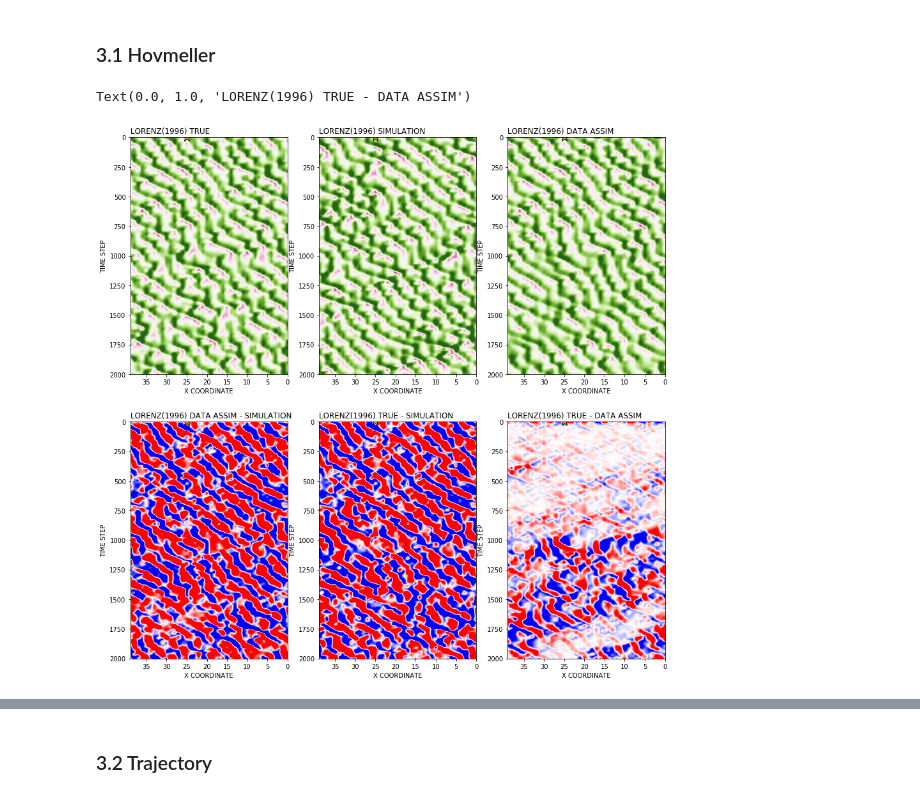
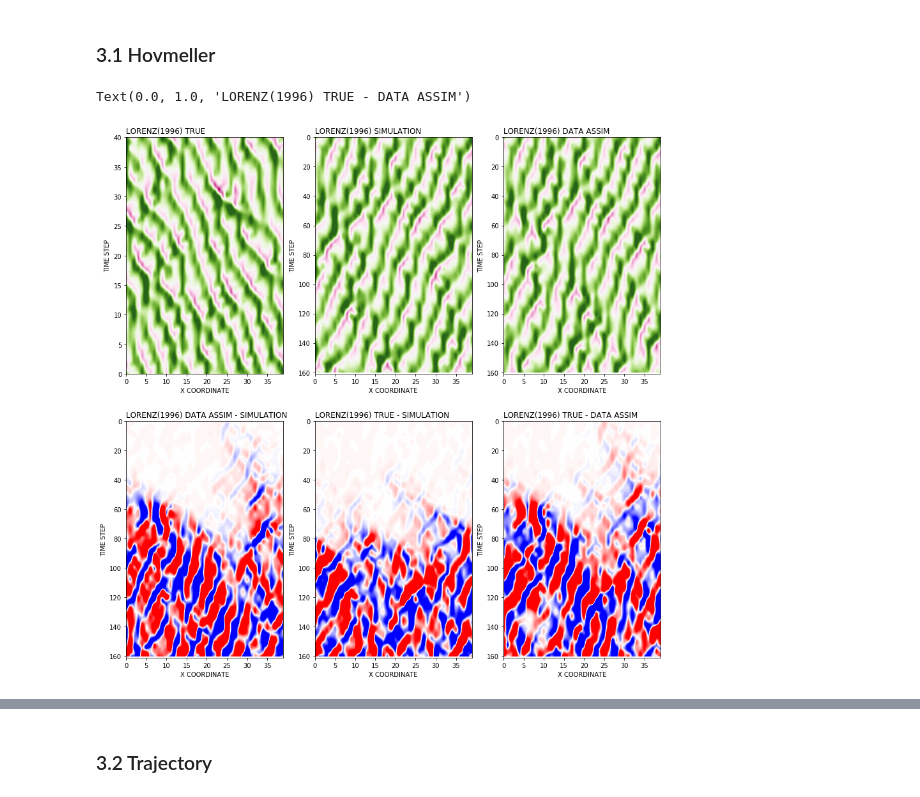
Before and after one commit to Toyo-Daichi/DA_basic, a Jupyter notebook: exp_view.ipynb, the cells around one changed output, grey strips where cells are left out. Saved outputs shown, nothing was run; the diff lists cells and outputs as text; code cells hidden in the pictures.

```diff
--- a/exp_view.ipynb
+++ b/exp_view.ipynb
@@ -194,16 +195,13 @@ rmse_ax.legend(loc='upper right')
 # %%
 # dimension
 obs_xintv = 1
-obs_tintv = 5
-day_tintv = 20
+obs_tintv = 1
+day_tintv = 4
 init_step = 1
 nx = 40
 ny = int(nx/obs_xintv)
 
-# for  lack observation experiment
-#ny = 1
-
-stepday = 100
+stepday = 40
 timestep = stepday*day_tintv
 
 timeshape = init_step + timestep
@@ -271,6 +269,7 @@ rmse_accum = np.cumsum(_)
 # set parm@TRUE&SIM&ANL
 x_coord = np.arange(nx)
 y_coord = np.arange(timeshape)
+day_coord = np.arange(0, stepday+0.25, 0.25)
 levels  = np.arange(-8.0, 8.0, 0.05)
 cmap = plt.get_cmap('PiYG')
 
@@ -287,64 +286,50 @@ obs_point = 25
 
 # ax[0,0] = TRUE HOVMELLOR
 true_hov= ax[0,0]
-_cbar = true_hov.contourf(x_coord, y_coord, true_score, levels, cmap=cmap, extend='both')
-true_hov.scatter(obs_point, 0.5, marker='*',  s=200, alpha=1.0, color='y', edgecolor='k', label='OBS')
+_cbar = true_hov.contourf(x_coord, day_coord, true_score, levels, cmap=cmap, extend='both')
 true_hov.set_xlabel('X COORDINATE')
 true_hov.set_ylabel('TIME STEP')
-true_hov.set_ylim(timeshape,0)
-true_hov.set_xlim(nx-1,0)
 true_hov.set_title('LORENZ(1996) TRUE', loc='left')
 
 # ax[0,1] = SIMLATION HOVMELLOR
 sim_hov= ax[0,1]
 sim_hov.contourf(x_coord, y_coord, sim_score, levels, cmap=cmap, extend='both')
-sim_hov.scatter(obs_point, 0.5, marker='*',  s=200, alpha=1.0, color='y', edgecolor='k', label='OBS')
 sim_hov.set_xlabel('X COORDINATE')
 sim_hov.set_ylabel('TIME STEP')
 sim_hov.set_ylim(timeshape,0)
-sim_hov.set_xlim(nx-1,0)
 sim_hov.set_title('LORENZ(1996) SIMULATION', loc='left')
 
 # ax[1,0] = DATA ASSIM HOVMELLOR
 anl_hov= ax[0,2]
 anl_hov.contourf(x_coord, y_coord, kf_anl_score, levels, cmap=cmap, extend='both')
-#anl_hov.contourf(x_coord, y_coord, kf_anl_score-sim_score, inc_levels, cmap=cmap, extend='both')
-anl_hov.scatter(obs_point, 0.5, marker='*',  s=200, alpha=1.0, color='y', edgecolor='k', label='OBS')
 anl_hov.set_xlabel('X COORDINATE')
 anl_hov.set_ylabel('TIME STEP')
 anl_hov.set_ylim(timeshape,0)
-anl_hov.set_xlim(nx-1,0)
 anl_hov.set_title('LORENZ(1996) DATA ASSIM', loc='left')
 
 #ax[1,0] DATA ANL - SIMULAITION
 anlinc_hov= ax[1,0]
 anlinc_hov.contourf(x_coord, y_coord, kf_anl_score-sim_score, inc_levels, cmap=inc_cmap, extend='both')
-anlinc_hov.scatter(obs_point, 0.5, marker='*',  s=200, alpha=1.0, color='y', edgecolor='k', label='OBS')
 anlinc_hov.set_xlabel('X COORDINATE')
 anlinc_hov.set_ylabel('TIME STEP')
 anlinc_hov.set_ylim(timeshape,0)
-anlinc_hov.set_xlim(nx-1,0)
 anlinc_hov.set_title('LORENZ(1996) DATA ASSIM - SIMULATION', loc='left')
 
 #ax[1,1] TRUE - SIMULAITION
 simdiff_hov= ax[1,1]
 simdiff_hov.contourf(x_coord, y_coord, true_score-sim_score, inc_levels, cmap=inc_cmap, extend='both')
-simdiff_hov.scatter(obs_point, 0.5, marker='*',  s=200, alpha=1.0, color='y', edgecolor='k', label='OBS')
 simdiff_hov.set_xlabel('X COORDINATE')
 simdiff_hov.set_ylabel('TIME STEP')
 simdiff_hov.set_ylim(timeshape,0)
-simdiff_hov.set_xlim(nx-1,0)
 simdiff_hov.set_title('LORENZ(1996) TRUE - SIMULATION', loc='left')
 
 #ax[1,1] TRUE - DATA ASSIM
 anldiff_hov= ax[1,2]
 anldiff_hov.contourf(x_coord, y_coord, true_score-kf_anl_score, inc_levels, cmap=inc_cmap, extend='both')
-anldiff_hov.scatter(obs_point, 0.5, marker='*',  s=200, alpha=1.0, color='y', edgecolor='k', label='OBS')
 anldiff_hov.set_xlabel('X COORDINATE')
 anldiff_hov.set_ylabel('TIME STEP')
 anldiff_hov.set_ylim(timeshape,0)
-anldiff_hov.set_xlim(nx-1,0)
 anldiff_hov.set_title('LORENZ(1996) TRUE - DATA ASSIM', loc='left')
 # %% [output]
 Text(0.0, 1.0, 'LORENZ(1996) TRUE - DATA ASSIM')
-[figure, old version]
+[figure, new version]
```
Also changed, not shown: parts of 17 cells of this notebook, 4 other files.
